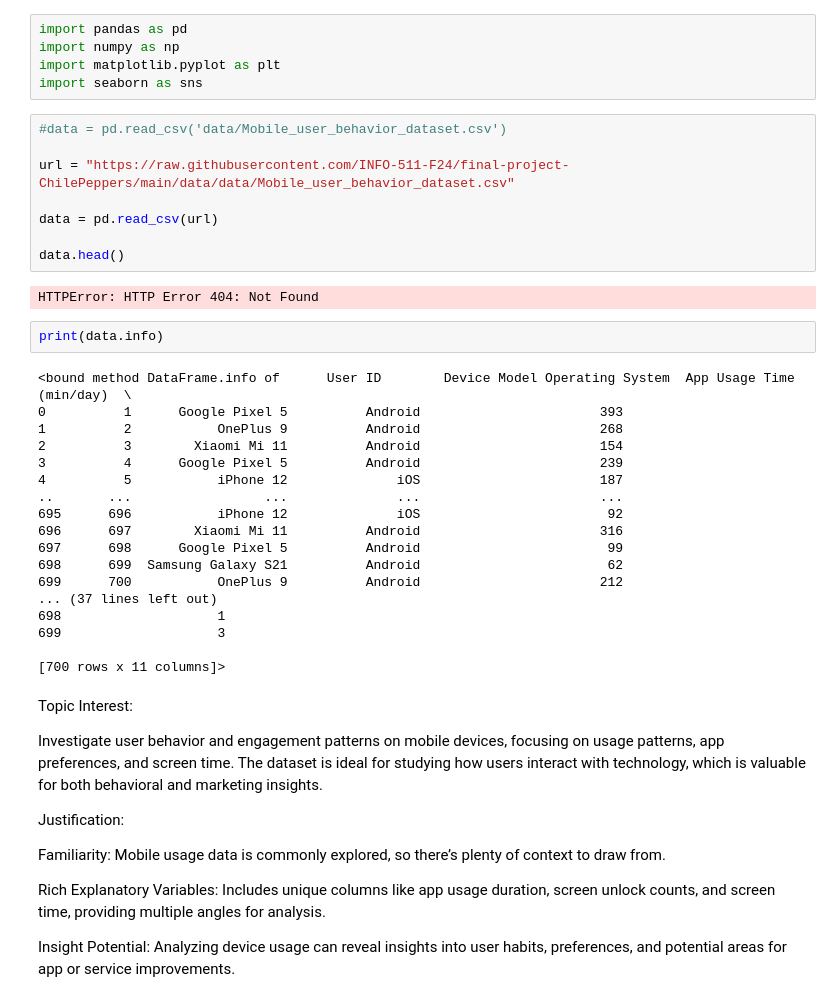
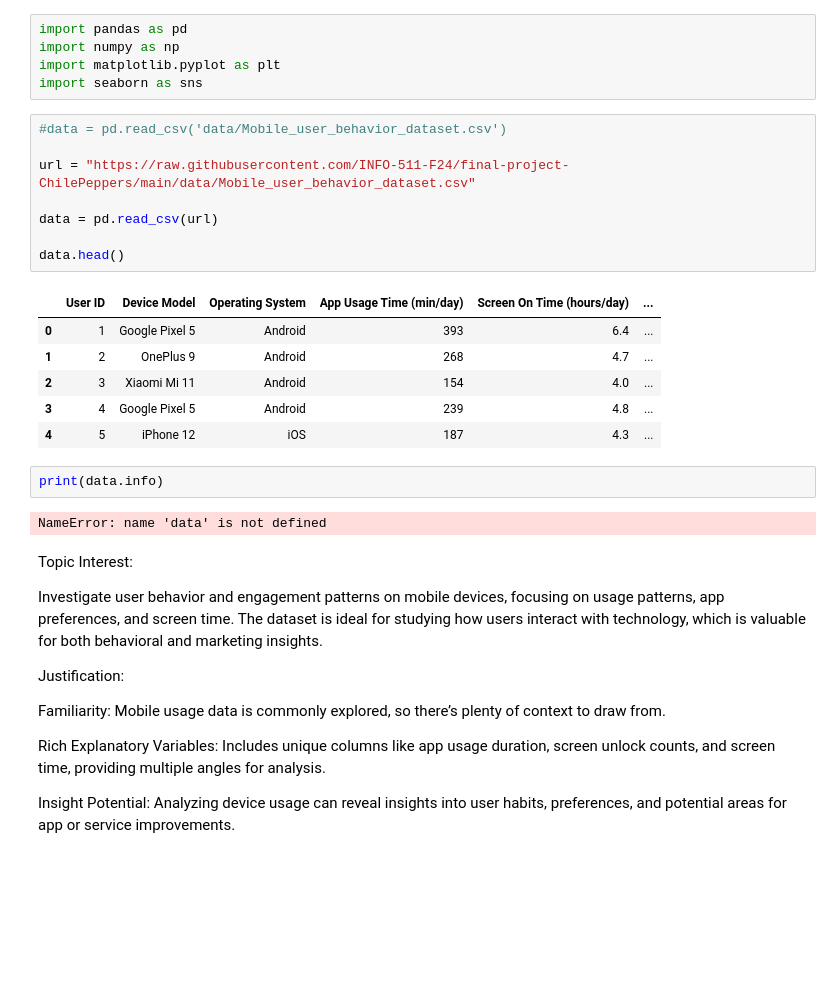
Before and after one commit to INFO-511-F24/final-project-ChilePeppers, a Jupyter notebook: notebooks/Mobile_User_Behavior.ipynb, the cells around one changed output. Drawn from its saved outputs; the diff is of its cells as text; blank space fills up the shorter version.

Commit message:
updated "Mobile_User_Behavior.ipynb" to get dataset from github

```diff
--- a/notebooks/Mobile_User_Behavior.ipynb
+++ b/notebooks/Mobile_User_Behavior.ipynb
@@ -11,33 +11,22 @@ import seaborn as sns
 # %%
 #data = pd.read_csv('data/Mobile_user_behavior_dataset.csv')
 
-url = "https://raw.githubusercontent.com/INFO-511-F24/final-project-ChilePeppers/main/data/data/Mobile_user_behavior_dataset.csv"
+url = "https://raw.githubusercontent.com/INFO-511-F24/final-project-ChilePeppers/main/data/Mobile_user_behavior_dataset.csv"
 
 data = pd.read_csv(url)
 
 data.head()
 # %% [output]
-HTTPError: HTTP Error 404: Not Found
+|  | User ID | Device Model | Operating System | App Usage Time (min/day) | Screen On Time (hours/day) | ... |
+| 0 | 1 | Google Pixel 5 | Android | 393 | 6.4 | ... |
+| 1 | 2 | OnePlus 9 | Android | 268 | 4.7 | ... |
+| 2 | 3 | Xiaomi Mi 11 | Android | 154 | 4.0 | ... |
+| 3 | 4 | Google Pixel 5 | Android | 239 | 4.8 | ... |
+| 4 | 5 | iPhone 12 | iOS | 187 | 4.3 | ... |
 # %%
 print(data.info)
 # %% [output]
-<bound method DataFrame.info of      User ID        Device Model Operating System  App Usage Time (min/day)  \
-0          1      Google Pixel 5          Android                       393
-1          2           OnePlus 9          Android                       268
-2          3        Xiaomi Mi 11          Android                       154
-3          4      Google Pixel 5          Android                       239
-4          5           iPhone 12              iOS                       187
-..       ...                 ...              ...                       ...
-695      696           iPhone 12              iOS                        92
-696      697        Xiaomi Mi 11          Android                       316
-697      698      Google Pixel 5          Android                        99
-698      699  Samsung Galaxy S21          Android                        62
-699      700           OnePlus 9          Android                       212
-... (37 lines left out)
-698                    1
-699                    3
-
-[700 rows x 11 columns]>
+NameError: name 'data' is not defined
 # %% [markdown]
 Topic Interest:
 
```
